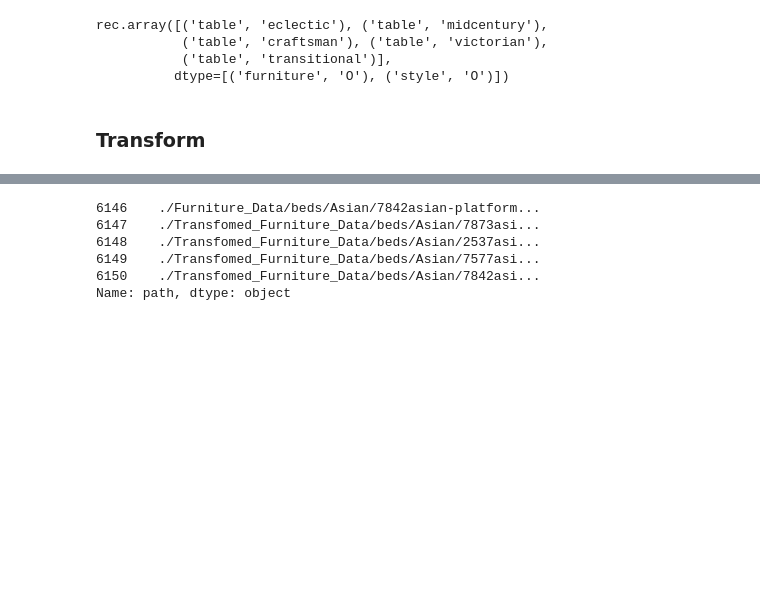
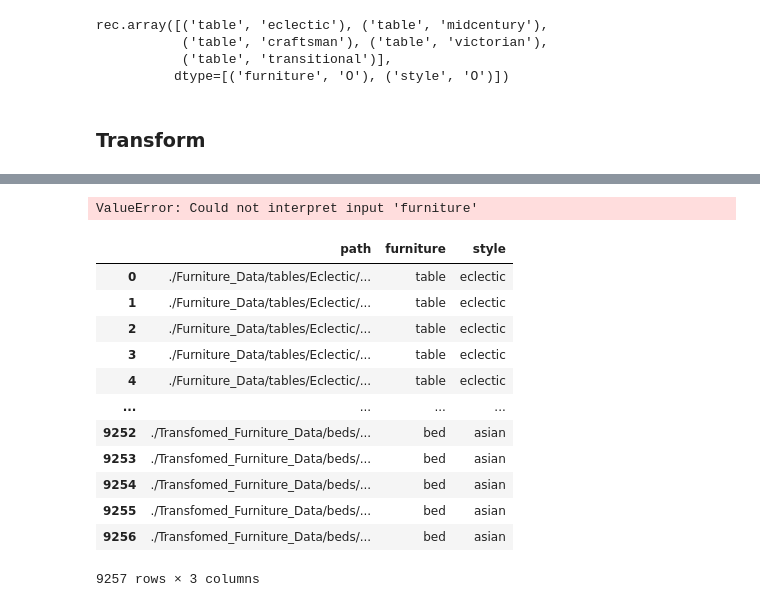
Before and after one commit to soapycattt/COSC2753-MachineLearning, a Jupyter notebook: project-2/EDA & Pre-processing.ipynb, the cells around one changed output, grey strips where cells are left out. Saved outputs shown, nothing was run; the diff lists cells and outputs as text; code cells hidden in the pictures; blank space fills up the shorter version.

```diff
--- a/project-2/EDA & Pre-processing.ipynb
+++ b/project-2/EDA & Pre-processing.ipynb
@@ -119,23 +141,3 @@ def zoom_image(image, scale, center):
-# %%
-# Function for image augmentation
-def image_augmentation(image):
-    flip_h = cv2.flip(image, 0) # Flip image horizontally
-
-    # Get image dimensions
-    height, width = flip_h.shape[:2]
-
-    # Define the zoom factor (e.g., zooming in by a factor of 1.5)
-    zoom_factor = 1.5
-
-    # Calculate the new dimensions after zooming
-    new_height = int(height * zoom_factor)
-    new_width = int(width * zoom_factor)
-
-    zoomed_image = cv2.resize(image, (new_width, new_height))
-    histogram = hist(image)
-    adjusted = cv2.convertScaleAbs(histogram, alpha = 1.0, beta = 5) # Adjust image's contrast and brightness
-
-    return adjusted
 # %% [markdown]
 **Resampling Problem Brainstorming**
 - Flowers: Only have 1 layer of category. Can easily resample by just calculating the difference between each category with the category max amount
@@ -193,13 +195,11 @@ rec.array([('table', 'eclectic'), ('table', 'midcentury'),
 # %% [markdown]
 ### Transform
 # %%
-import random
-from scipy import ndimage
-
-
-def clear_all_transformed_images():
+def clear_transformed_images():
     # Clear images with pattern "resized" or "augmented"
-    ...
+    command = "find . -type f -name '*-resized*.jpg' -o -name '*-augmented*.jpg' -exec rm {} +"
+    os.system(command)
+    print("Removed all transformed images with suffix -resized and -augmented")
 
 def resize_image(df_category: pd.DataFrame) -> int:
     """
@@ -283,10 +283,13 @@ def advanced_transform(df_transform):
 
 
 def transform(df: pd.DataFrame) -> pd.DataFrame:
+    # Removed old transformed images before executing new ones
+    clear_transformed_images()
+
     df_transform = None
     for furniture, style in category_combinations:
         print(furniture, style)
-        df_category = df[(df['furniture'] == furniture) & (df['style'] == style)][:2]
+        df_category = df[(df['furniture'] == furniture) & (df['style'] == style)][:20]
 
         # Resize  first
         df_resized =  resize_image(df_category)
@@ -303,9 +324,22 @@ dummy = transform(df)
 # %%
-dummy.tail().path
+sns.countplot(dummy=df, x="furniture")
+
+dummy['furniture'].value_counts()
 # %% [output]
-6146    ./Furniture_Data/beds/Asian/7842asian-platform...
-6147    ./Transfomed_Furniture_Data/beds/Asian/7873asi...
-6148    ./Transfomed_Furniture_Data/beds/Asian/2537asi...
-6149    ./Transfomed_Furniture_Data/beds/Asian/7577asi...
-6150    ./Transfomed_Furniture_Data/beds/Asian/7842asi...
-Name: path, dtype: object
+ValueError: Could not interpret input 'furniture'
+# %%
+dummy
+# %% [output]
+|  | path | furniture | style |
+| 0 | ./Furniture_Data/tables/Eclectic/... | table | eclectic |
+| 1 | ./Furniture_Data/tables/Eclectic/... | table | eclectic |
+| 2 | ./Furniture_Data/tables/Eclectic/... | table | eclectic |
+| 3 | ./Furniture_Data/tables/Eclectic/... | table | eclectic |
+| 4 | ./Furniture_Data/tables/Eclectic/... | table | eclectic |
+| ... | ... | ... | ... |
+| 9252 | ./Transfomed_Furniture_Data/beds/... | bed | asian |
+| 9253 | ./Transfomed_Furniture_Data/beds/... | bed | asian |
+| 9254 | ./Transfomed_Furniture_Data/beds/... | bed | asian |
+| 9255 | ./Transfomed_Furniture_Data/beds/... | bed | asian |
+| 9256 | ./Transfomed_Furniture_Data/beds/... | bed | asian |
+9257 rows × 3 columns
```
Also changed, not shown: parts of 9 cells of this notebook.
